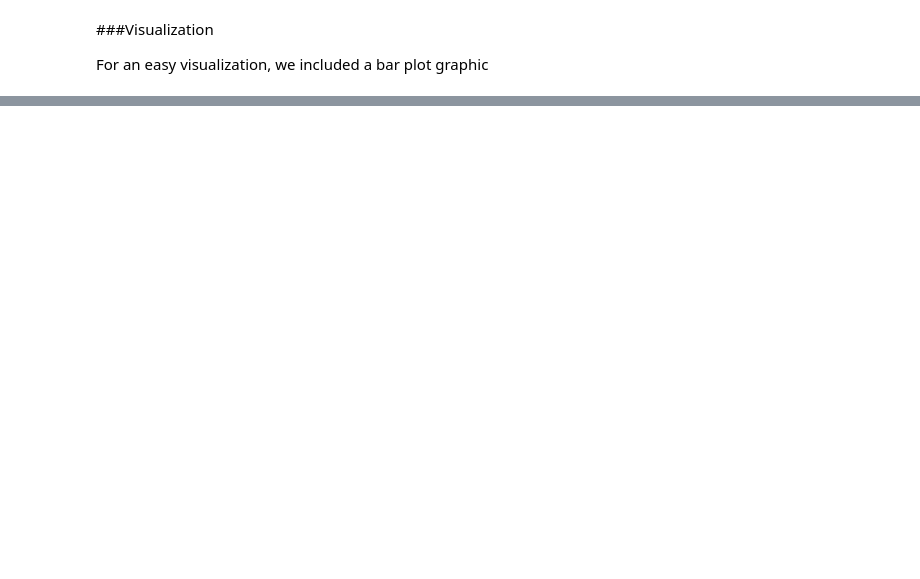
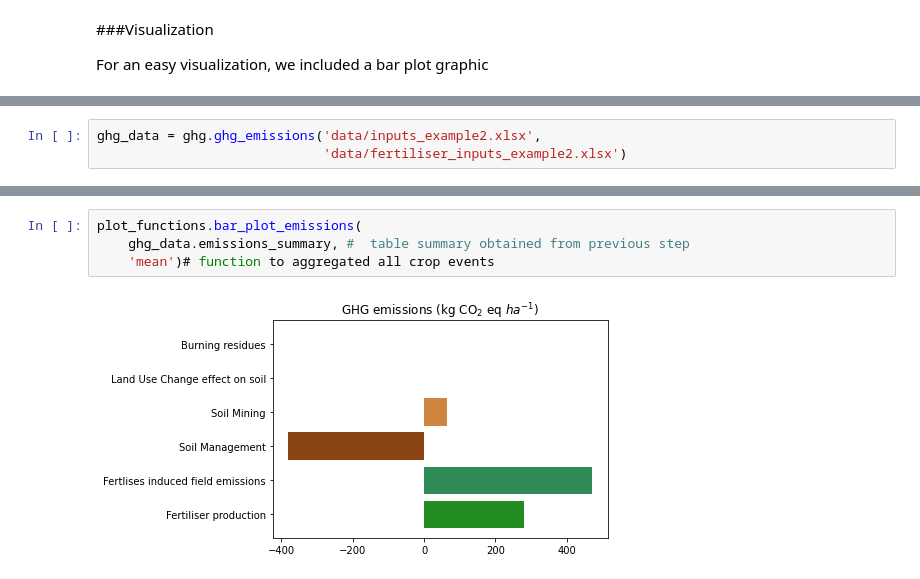
Before and after one commit to CIAT-DAPA/ghg_emissions, a Jupyter notebook: ghg_emissions_example.ipynb, the cells around one changed output, grey strips where cells are left out. Cells and saved outputs as stored; diff of their text form; blank space fills up the shorter version.

```diff
--- a/ghg_emissions_example.ipynb
+++ b/ghg_emissions_example.ipynb
@@ -112,0 +136,3 @@ interactive(children=(Dropdown(description='municipality', options=('cartagena',
+# %%
+ghg_data = ghg.ghg_emissions('data/inputs_example2.xlsx',
+                             'data/fertiliser_inputs_example2.xlsx')
@@ -112,0 +157,6 @@ interactive(children=(Dropdown(description='municipality', options=('cartagena',
+# %%
+plot_functions.bar_plot_emissions(
+    ghg_data.emissions_summary, #  table summary obtained from previous step
+    'mean')# function to aggregated all crop events
+# %% [output]
+[figure, added]
```
Also changed, not shown: parts of 17 cells of this notebook.
